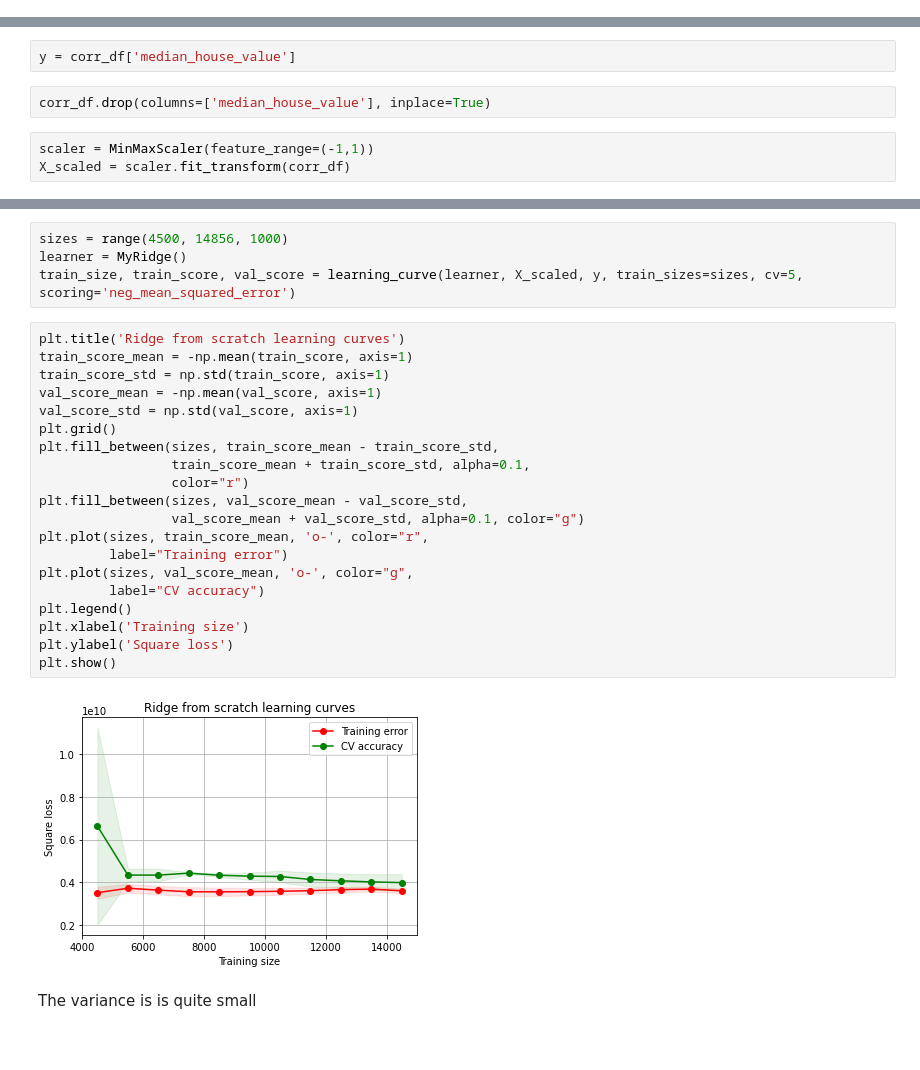
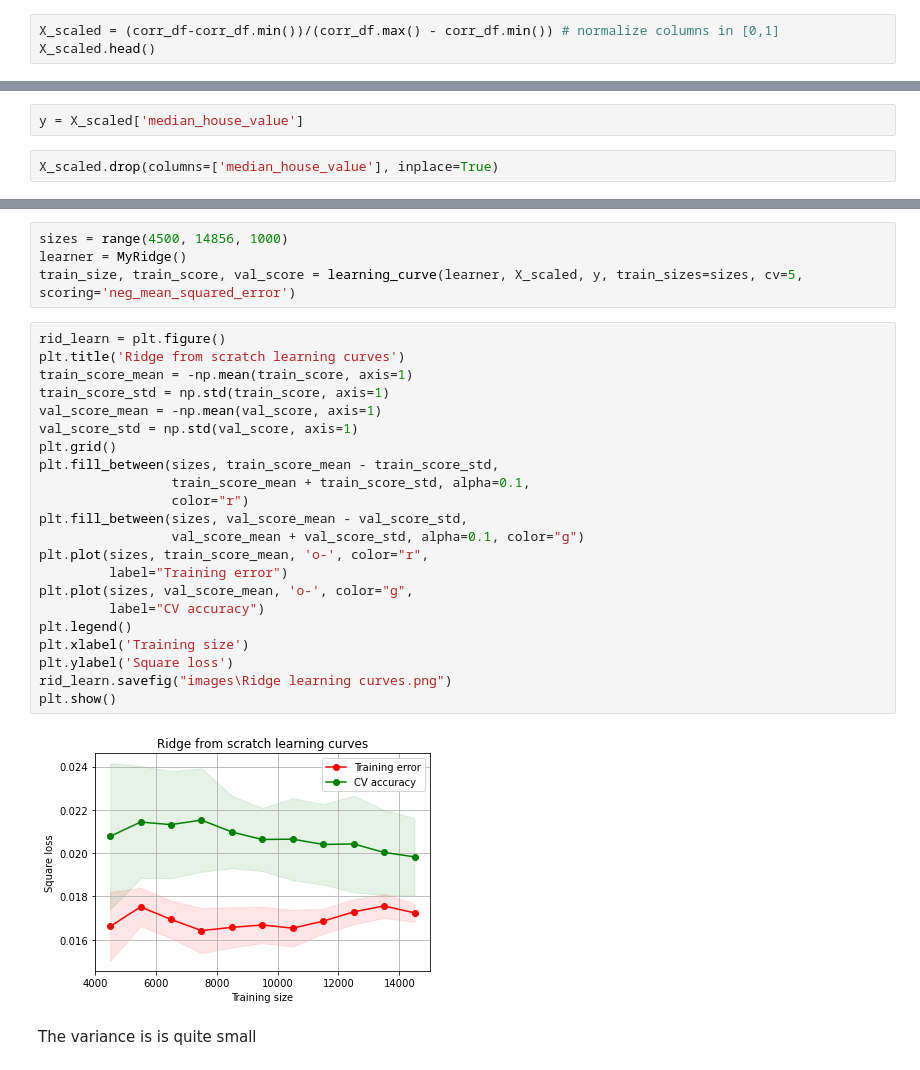
Before and after one commit to martinaviggiano/ml_project, a Jupyter notebook: Machine Learning Project.ipynb, the cells around one changed output, grey strips where cells are left out. Drawn from its saved outputs; the diff is of its cells as text.

```diff
--- a/Machine Learning Project.ipynb
+++ b/Machine Learning Project.ipynb
@@ -416,3 +415,6 @@ corr_df.drop(columns = ['households'], inplace=True)
 We standardize data, setting minumum -1 and maximum 1.
 
 Then we extract from the dataset the column defining the house value *median_house_value* and we use it as the dependent variable *y*.
+# %%
+X_scaled = (corr_df-corr_df.min())/(corr_df.max() - corr_df.min()) # normalize columns in [0,1]
+X_scaled.head()
@@ -419,9 +451,6 @@ Then we extract from the dataset the column defining the house value *median_hou
 # %%
-y = corr_df['median_house_value']
+y = X_scaled['median_house_value']
 # %%
-corr_df.drop(columns=['median_house_value'], inplace=True)
+X_scaled.drop(columns=['median_house_value'], inplace=True)
-# %%
-scaler = MinMaxScaler(feature_range=(-1,1))
-X_scaled = scaler.fit_transform(corr_df)
 # %%
 X_train, X_test, y_train, y_test = train_test_split(X_scaled, y, test_size=0.2, random_state=42)
@@ -623,27 +662,29 @@ sizes = range(4500, 14856, 1000)
 learner = MyRidge()
 train_size, train_score, val_score = learning_curve(learner, X_scaled, y, train_sizes=sizes, cv=5, scoring='neg_mean_squared_error')
 # %%
+rid_learn = plt.figure()
 plt.title('Ridge from scratch learning curves')
 train_score_mean = -np.mean(train_score, axis=1)
 train_score_std = np.std(train_score, axis=1)
 val_score_mean = -np.mean(val_score, axis=1)
 val_score_std = np.std(val_score, axis=1)
 plt.grid()
 plt.fill_between(sizes, train_score_mean - train_score_std,
                  train_score_mean + train_score_std, alpha=0.1,
                  color="r")
 plt.fill_between(sizes, val_score_mean - val_score_std,
                  val_score_mean + val_score_std, alpha=0.1, color="g")
 plt.plot(sizes, train_score_mean, 'o-', color="r",
          label="Training error")
 plt.plot(sizes, val_score_mean, 'o-', color="g",
          label="CV accuracy")
 plt.legend()
 plt.xlabel('Training size')
 plt.ylabel('Square loss')
+rid_learn.savefig("images\Ridge learning curves.png")
 plt.show()
 # %% [output]
-[figure, old version]
+[figure, new version]
 # %% [markdown]
 The variance is is quite small
 # %%
```
Also changed, not shown: parts of 60 cells of this notebook, 8 other files.
